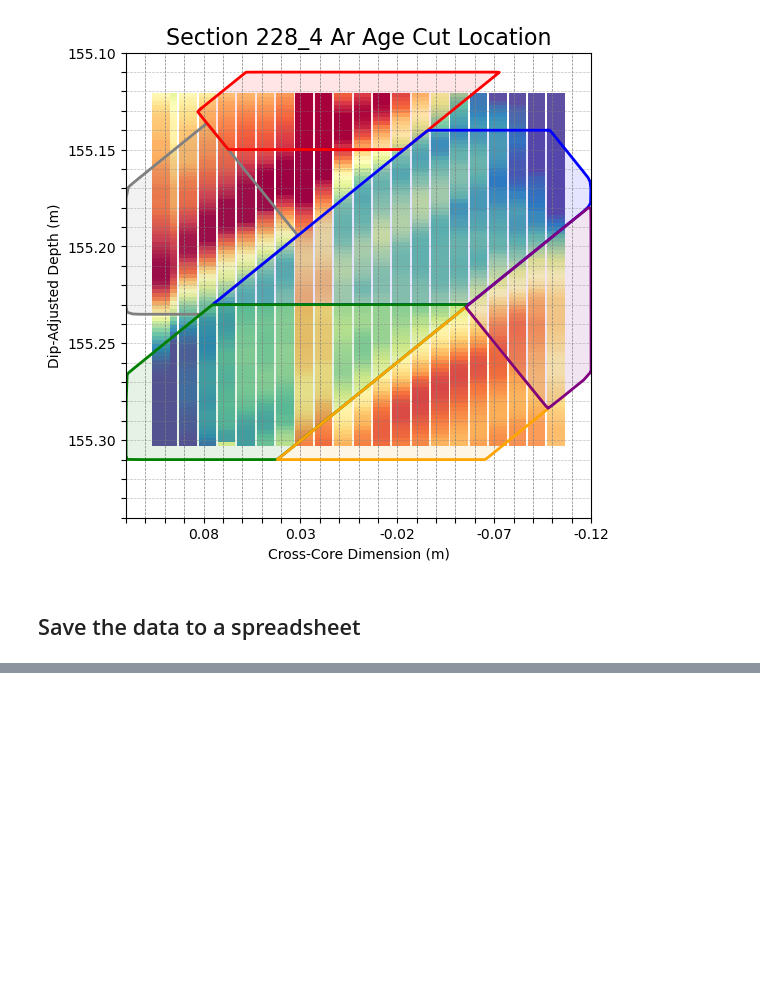
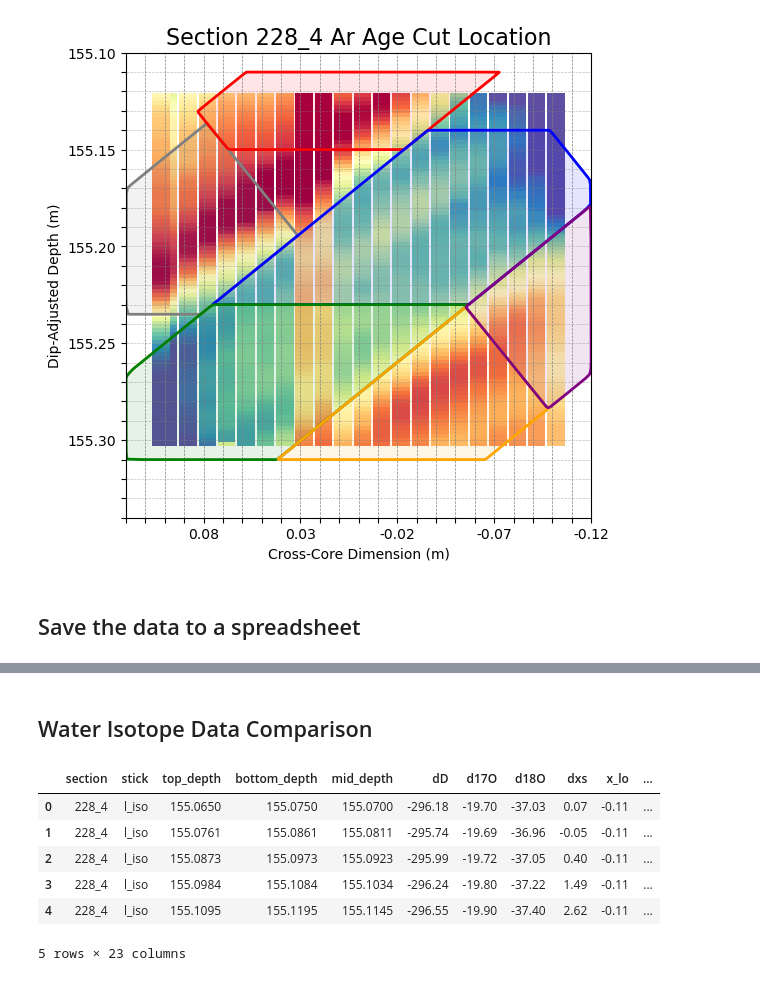
Before and after one commit to liamkirkpatrick/alhic1901_deeplayering, a Jupyter notebook: scripts/argon_plots/plot_argon.ipynb, the cells around one changed output, grey strips where cells are left out. Saved outputs shown, nothing was run; the diff lists cells and outputs as text; code cells hidden in the pictures; blank space fills up the shorter version.

```diff
--- a/scripts/argon_plots/plot_argon.ipynb
+++ b/scripts/argon_plots/plot_argon.ipynb
@@ -703,0 +709,15 @@ Saved argon sample summary to: ../../data/sampling/master/age_master.csv
+# %% [markdown]
+## Water Isotope Data Comparison
+# %%
+# load water isotope data
+path_to_sample_master = '../../data/sampling/master/'
+iso = pd.read_csv(path_to_sample_master + 'water_iso_master.csv')
+iso.head()
+# %% [output]
+|  | section | stick | top_depth | bottom_depth | mid_depth | dD | d17O | d18O | dxs | x_lo | ... |
+| 0 | 228_4 | l_iso | 155.0650 | 155.0750 | 155.0700 | -296.18 | -19.70 | -37.03 | 0.07 | -0.11 | ... |
+| 1 | 228_4 | l_iso | 155.0761 | 155.0861 | 155.0811 | -295.74 | -19.69 | -36.96 | -0.05 | -0.11 | ... |
+| 2 | 228_4 | l_iso | 155.0873 | 155.0973 | 155.0923 | -295.99 | -19.72 | -37.05 | 0.40 | -0.11 | ... |
+| 3 | 228_4 | l_iso | 155.0984 | 155.1084 | 155.1034 | -296.24 | -19.80 | -37.22 | 1.49 | -0.11 | ... |
+| 4 | 228_4 | l_iso | 155.1095 | 155.1195 | 155.1145 | -296.55 | -19.90 | -37.40 | 2.62 | -0.11 | ... |
+5 rows × 23 columns
```
Also changed, not shown: parts of 5 cells of this notebook.
